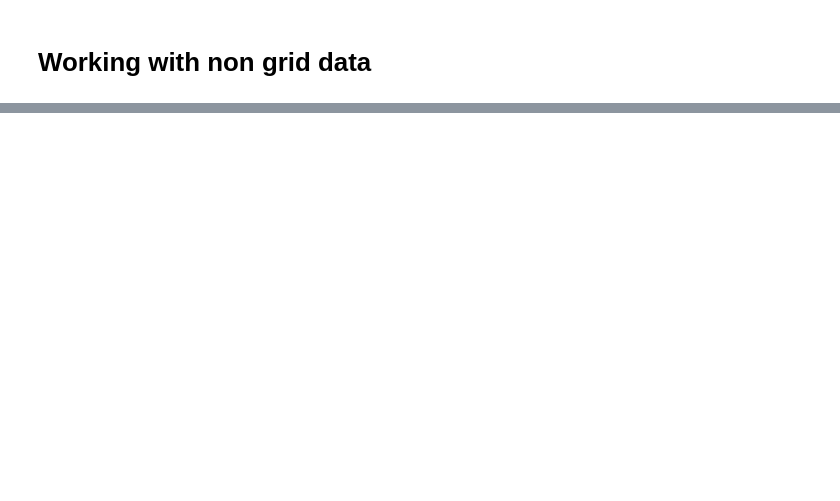
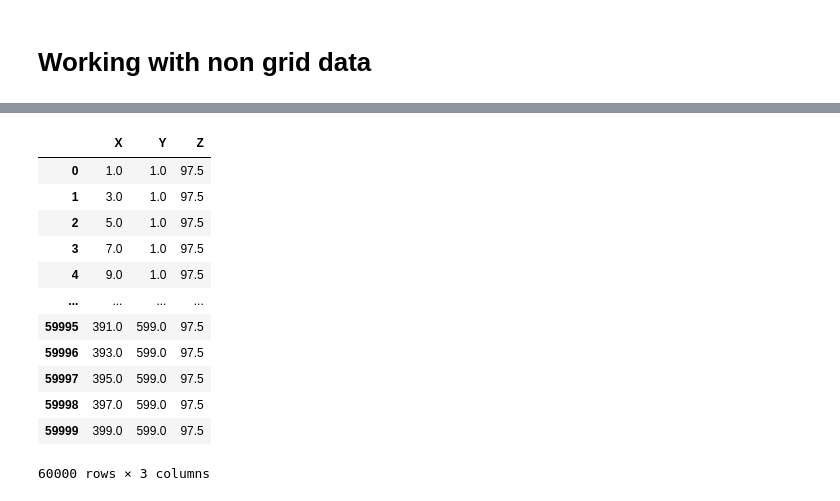
Before and after one commit to Reik0z/spatialize, a Jupyter notebook: examples/old_notebooks/4.-working_with_esi_and_nongriddata.ipynb, the cells around one changed output, grey strips where cells are left out. Drawn from its saved outputs; the diff is of its cells as text; code cells hidden in the pictures; blank space fills up the shorter version.

```diff
--- a/examples/old_notebooks/4.-working_with_esi_and_nongriddata.ipynb
+++ b/examples/old_notebooks/4.-working_with_esi_and_nongriddata.ipynb
@@ -37,3 +118,19 @@ op_error_precision=pf.OpErrorPrecision(np.abs(np.min(values) - np.max(values)))
+# %%
+locations
+# %% [output]
+|  | X | Y | Z |
+| 0 | 1.0 | 1.0 | 97.5 |
+| 1 | 3.0 | 1.0 | 97.5 |
+| 2 | 5.0 | 1.0 | 97.5 |
+| 3 | 7.0 | 1.0 | 97.5 |
+| 4 | 9.0 | 1.0 | 97.5 |
+| ... | ... | ... | ... |
+| 59995 | 391.0 | 599.0 | 97.5 |
+| 59996 | 393.0 | 599.0 | 97.5 |
+| 59997 | 395.0 | 599.0 | 97.5 |
+| 59998 | 397.0 | 599.0 | 97.5 |
+| 59999 | 399.0 | 599.0 | 97.5 |
+60000 rows × 3 columns
 # %%
 b_params = esi_hparams_search(points, values, xi,
                               base_interpolator="idw", griddata=False, k=10,
```
Also changed, not shown: parts of 9 cells of this notebook, 1 other file.
